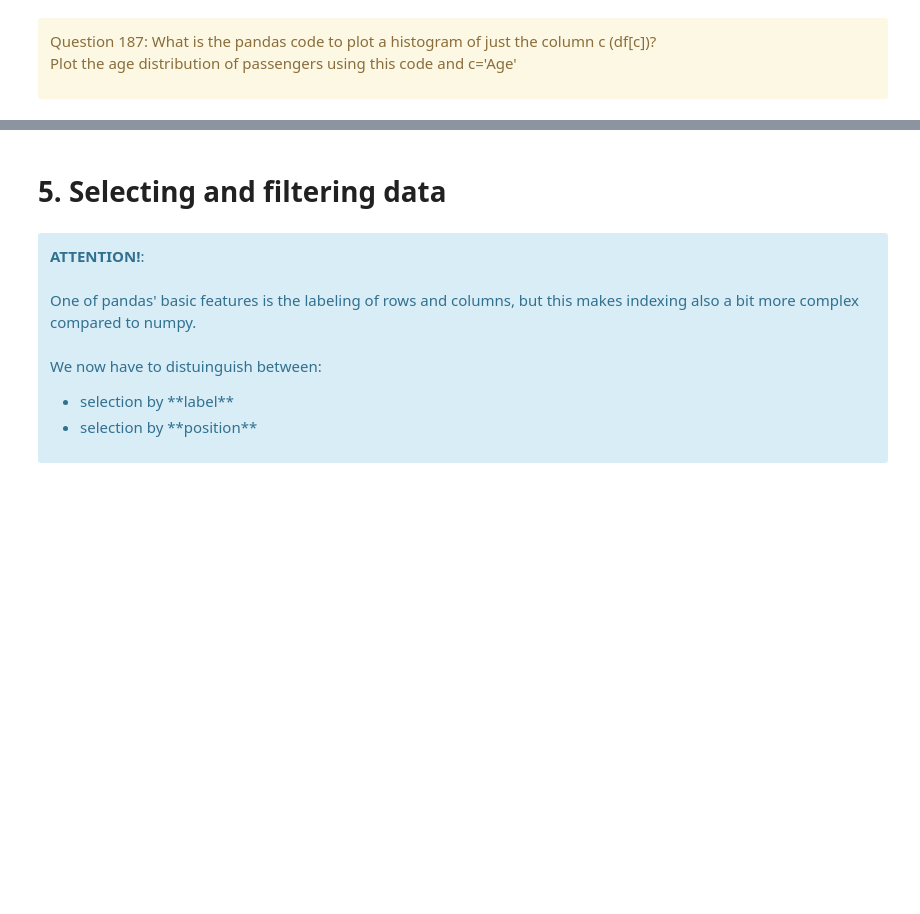
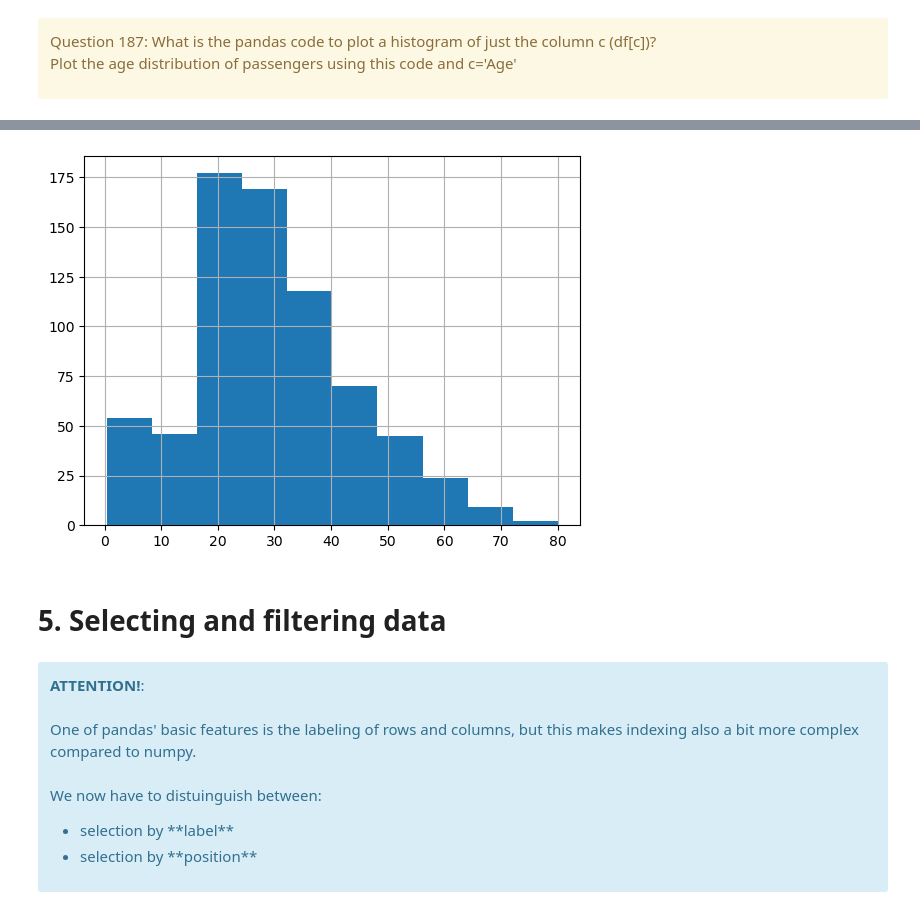
Before and after one commit to Alistare22/ctf2025, a Jupyter notebook: pandas_titanic.ipynb, the cells around one changed output, grey strips where cells are left out. Saved outputs shown, nothing was run; the diff lists cells and outputs as text; code cells hidden in the pictures; blank space fills up the shorter version.

```diff
--- a/pandas_titanic.ipynb
+++ b/pandas_titanic.ipynb
@@ -425,3 +474,8 @@ Plot the age distribution of passengers using this code and c='Age'
+# %%
+df['Age'].hist()
+plt.show()
+# %% [output]
+[figure, added]
 # %% [markdown]
 # 5. Selecting and filtering data
 # %% [markdown]
```
Also changed, not shown: parts of 23 cells of this notebook, 1 other file.
